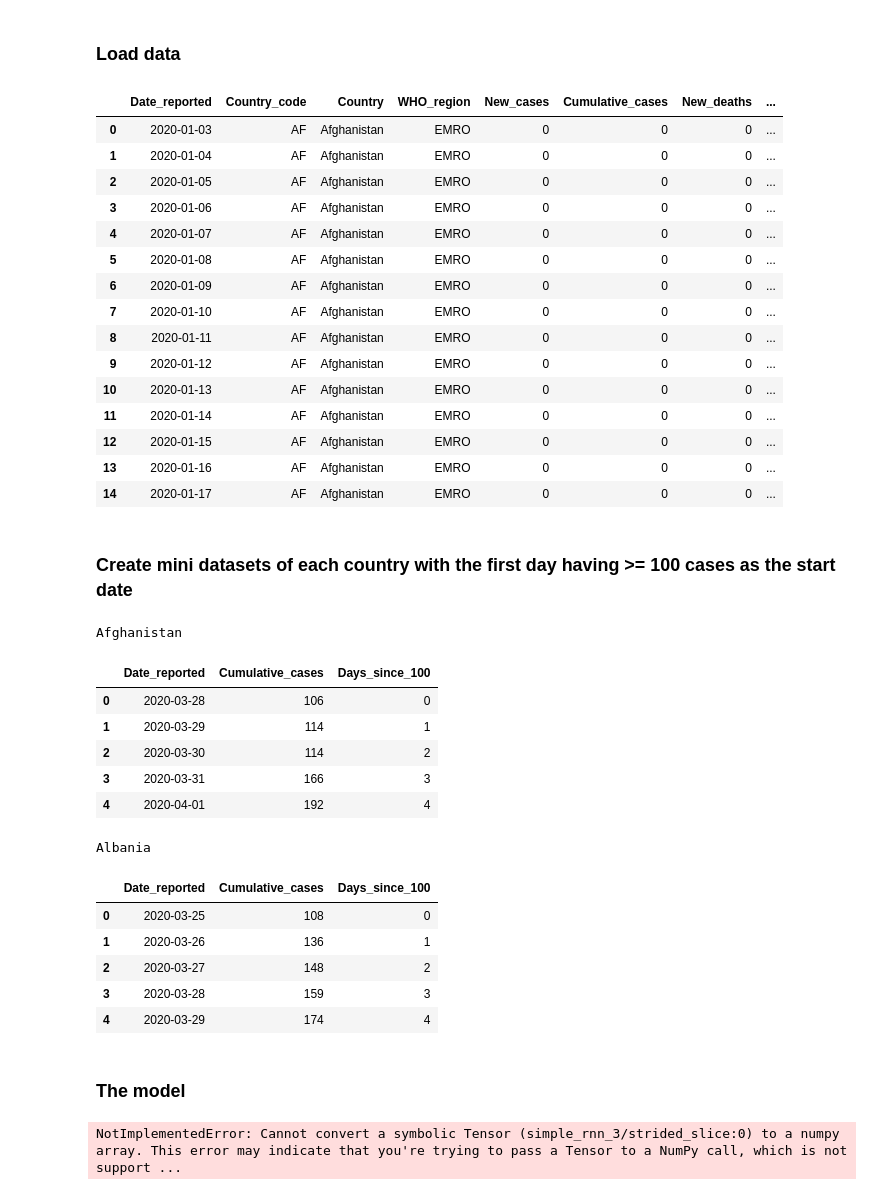
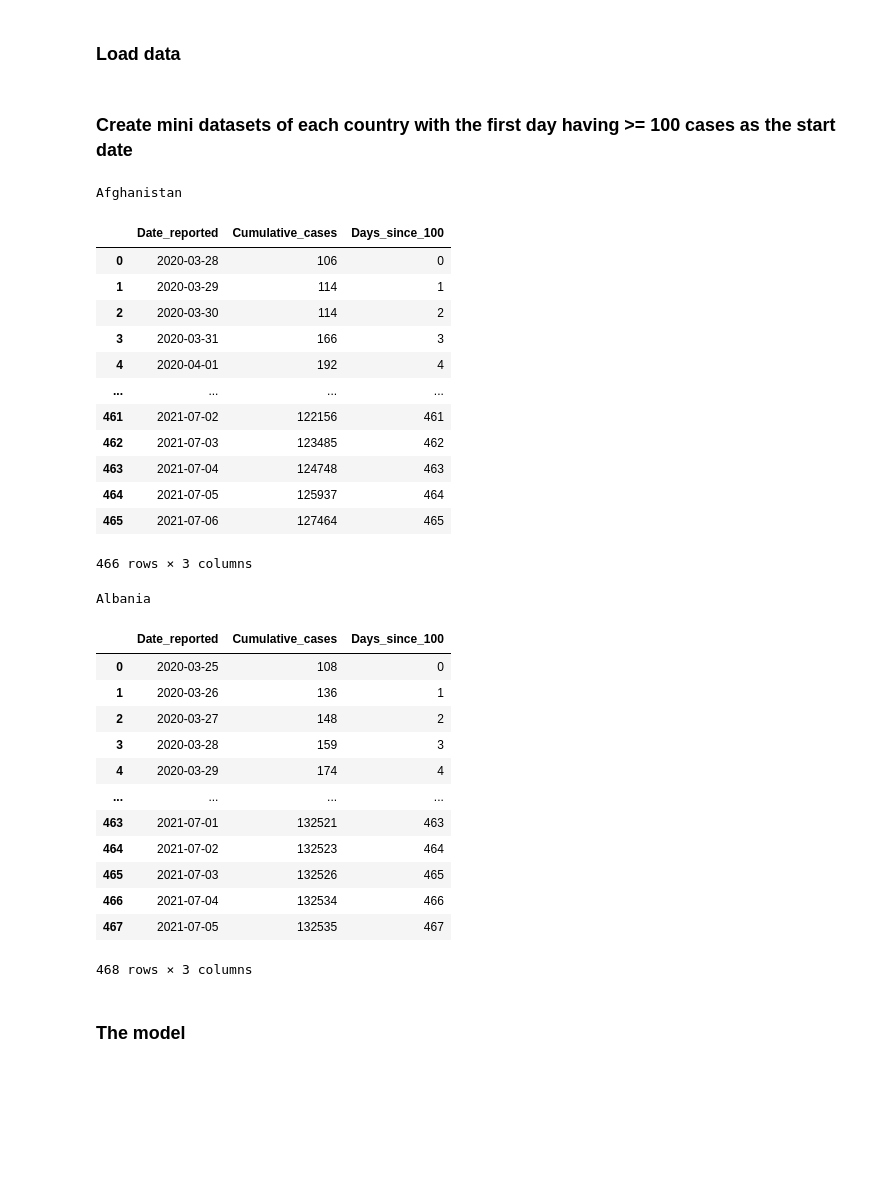
Before and after one commit to Axirts/team_dolphin_grey, a Jupyter notebook: code/rnn_model.ipynb, the cells around one changed output. Saved outputs shown, nothing was run; the diff lists cells and outputs as text; code cells hidden in the pictures; blank space fills up the shorter version.

Commit message:
model runs!

```diff
--- a/code/rnn_model.ipynb
+++ b/code/rnn_model.ipynb
@@ -12,25 +12,6 @@ from tensorflow.keras.layers import Dense, Embedding, SimpleRNN, LSTM
 ### Load data
 # %%
 covid = pd.read_csv("../datasets/WHO-COVID-19-global-data.csv")
-# %%
-covid.head(15)
-# %% [output]
-|  | Date_reported | Country_code | Country | WHO_region | New_cases | Cumulative_cases | New_deaths | ... |
-| 0 | 2020-01-03 | AF | Afghanistan | EMRO | 0 | 0 | 0 | ... |
-| 1 | 2020-01-04 | AF | Afghanistan | EMRO | 0 | 0 | 0 | ... |
-| 2 | 2020-01-05 | AF | Afghanistan | EMRO | 0 | 0 | 0 | ... |
-| 3 | 2020-01-06 | AF | Afghanistan | EMRO | 0 | 0 | 0 | ... |
-| 4 | 2020-01-07 | AF | Afghanistan | EMRO | 0 | 0 | 0 | ... |
-| 5 | 2020-01-08 | AF | Afghanistan | EMRO | 0 | 0 | 0 | ... |
-| 6 | 2020-01-09 | AF | Afghanistan | EMRO | 0 | 0 | 0 | ... |
-| 7 | 2020-01-10 | AF | Afghanistan | EMRO | 0 | 0 | 0 | ... |
-| 8 | 2020-01-11 | AF | Afghanistan | EMRO | 0 | 0 | 0 | ... |
-| 9 | 2020-01-12 | AF | Afghanistan | EMRO | 0 | 0 | 0 | ... |
-| 10 | 2020-01-13 | AF | Afghanistan | EMRO | 0 | 0 | 0 | ... |
-| 11 | 2020-01-14 | AF | Afghanistan | EMRO | 0 | 0 | 0 | ... |
-| 12 | 2020-01-15 | AF | Afghanistan | EMRO | 0 | 0 | 0 | ... |
-| 13 | 2020-01-16 | AF | Afghanistan | EMRO | 0 | 0 | 0 | ... |
-| 14 | 2020-01-17 | AF | Afghanistan | EMRO | 0 | 0 | 0 | ... |
 # %% [markdown]
 ### Create mini datasets of each country with the first day having >= 100 cases as the start date
 # %%
@@ -50,23 +31,37 @@ for country in covid_shifted['Country'].unique():
 # %%
 # view the first three rows of the first four country reports
 for tup in ls[0:2]:
     print(tup[0])
-    display(tup[1].head(5))
+    display(tup[1])
 # %% [output]
 Afghanistan
 |  | Date_reported | Cumulative_cases | Days_since_100 |
 | 0 | 2020-03-28 | 106 | 0 |
 | 1 | 2020-03-29 | 114 | 1 |
 | 2 | 2020-03-30 | 114 | 2 |
 | 3 | 2020-03-31 | 166 | 3 |
 | 4 | 2020-04-01 | 192 | 4 |
+| ... | ... | ... | ... |
+| 461 | 2021-07-02 | 122156 | 461 |
+| 462 | 2021-07-03 | 123485 | 462 |
+| 463 | 2021-07-04 | 124748 | 463 |
+| 464 | 2021-07-05 | 125937 | 464 |
+| 465 | 2021-07-06 | 127464 | 465 |
-Albania
+466 rows × 3 columns
+Albania
 |  | Date_reported | Cumulative_cases | Days_since_100 |
 | 0 | 2020-03-25 | 108 | 0 |
 | 1 | 2020-03-26 | 136 | 1 |
 | 2 | 2020-03-27 | 148 | 2 |
 | 3 | 2020-03-28 | 159 | 3 |
 | 4 | 2020-03-29 | 174 | 4 |
+| ... | ... | ... | ... |
+| 463 | 2021-07-01 | 132521 | 463 |
+| 464 | 2021-07-02 | 132523 | 464 |
+| 465 | 2021-07-03 | 132526 | 465 |
+| 466 | 2021-07-04 | 132534 | 466 |
+| 467 | 2021-07-05 | 132535 | 467 |
+468 rows × 3 columns
 # %% [markdown]
 ### The model
 # %%
@@ -78,12 +73,3 @@ step = 4
 X = [val for val in country[1]['Cumulative_cases']]
 # add "step" extra to be used to make the final pred
 X = np.append(X, X[-1::]*step)
-# %%
-model = Sequential()
-model.add(SimpleRNN(units=32, input_shape=(1,step), activation="relu"))
-# model.add(Dense(8, activation="relu"))
-# model.add(Dense(1))
-# model.compile(loss='mse', optimizer='rmsprop')
-# model.summary()
-# %% [output]
-NotImplementedError: Cannot convert a symbolic Tensor (simple_rnn_3/strided_slice:0) to a numpy array. This error may indicate that you're trying to pass a Tensor to a NumPy call, which is not support ...
```
Also changed, not shown: parts of 15 cells of this notebook, 1 other file.
